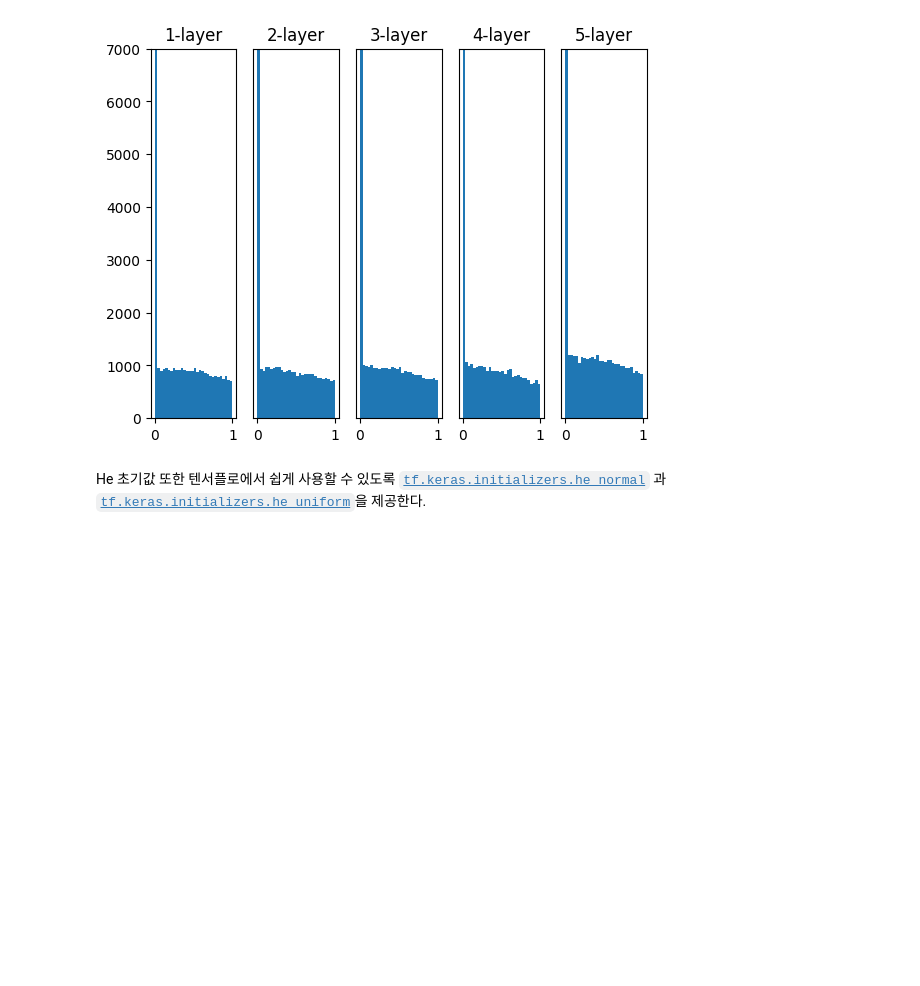
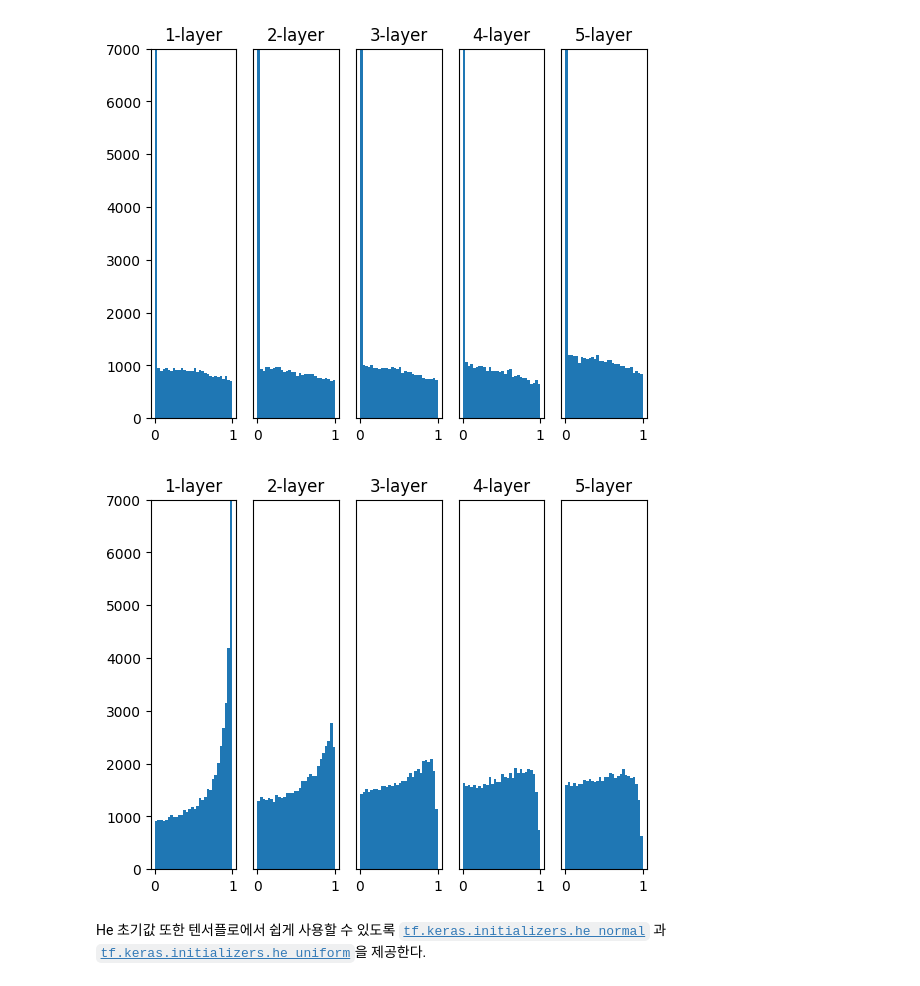
Before and after one commit to sukjin1/ed, a Jupyter notebook: Training_DNN_init.ipynb, the cells around one changed output. Cells and saved outputs as stored; diff of their text form; code cells hidden in the pictures; blank space fills up the shorter version.

```diff
--- a/Training_DNN_init.ipynb
+++ b/Training_DNN_init.ipynb
@@ -330,6 +380,38 @@ for i, a in activations.items():
 plt.show()
 # %% [output]
 [figure]
+# %%
+input_data = np.random.randn(1000, 100)  # 1000개의 데이터
+node_num = 100  # 각 은닉층의 노드(뉴런) 수
+hidden_layer_size = 5  # 은닉층이 5개
+activations = {}  # 이곳에 활성화 결과를 저장
+
+x = input_data
+
+for i in range(hidden_layer_size):
+    if i != 0:
+        x = activations[i-1]
+
+    w = weight_init('he')
+    a = np.dot(x, w)
+
+    # z = sigmoid(a)
+    # z = ReLU(a)
+    z = tanh(a)
+
+    activations[i] = z
+
+# 히스토그램 그리기
+for i, a in activations.items():
+    plt.subplot(1, len(activations), i+1)
+    plt.title(str(i+1) + "-layer")
+    if i != 0: plt.yticks([], [])
+#     plt.xlim(0.1, 1)
+    plt.ylim(0, 7000)
+    plt.hist(a.flatten(), 30, range=(0,1))
+plt.show()
+# %% [output]
+[figure, added]
 # %% [markdown]
 He 초기값 또한 텐서플로에서 쉽게 사용할 수 있도록 [`tf.keras.initializers.he_normal`](https://www.tensorflow.org/api_docs/python/tf/keras/initializers/he_normal) 과 [`tf.keras.initializers.he_uniform`](https://www.tensorflow.org/api_docs/python/tf/keras/initializers/he_uniform)을 제공한다.
 # %% [markdown]
```
Also changed, not shown: parts of 3 cells of this notebook.
